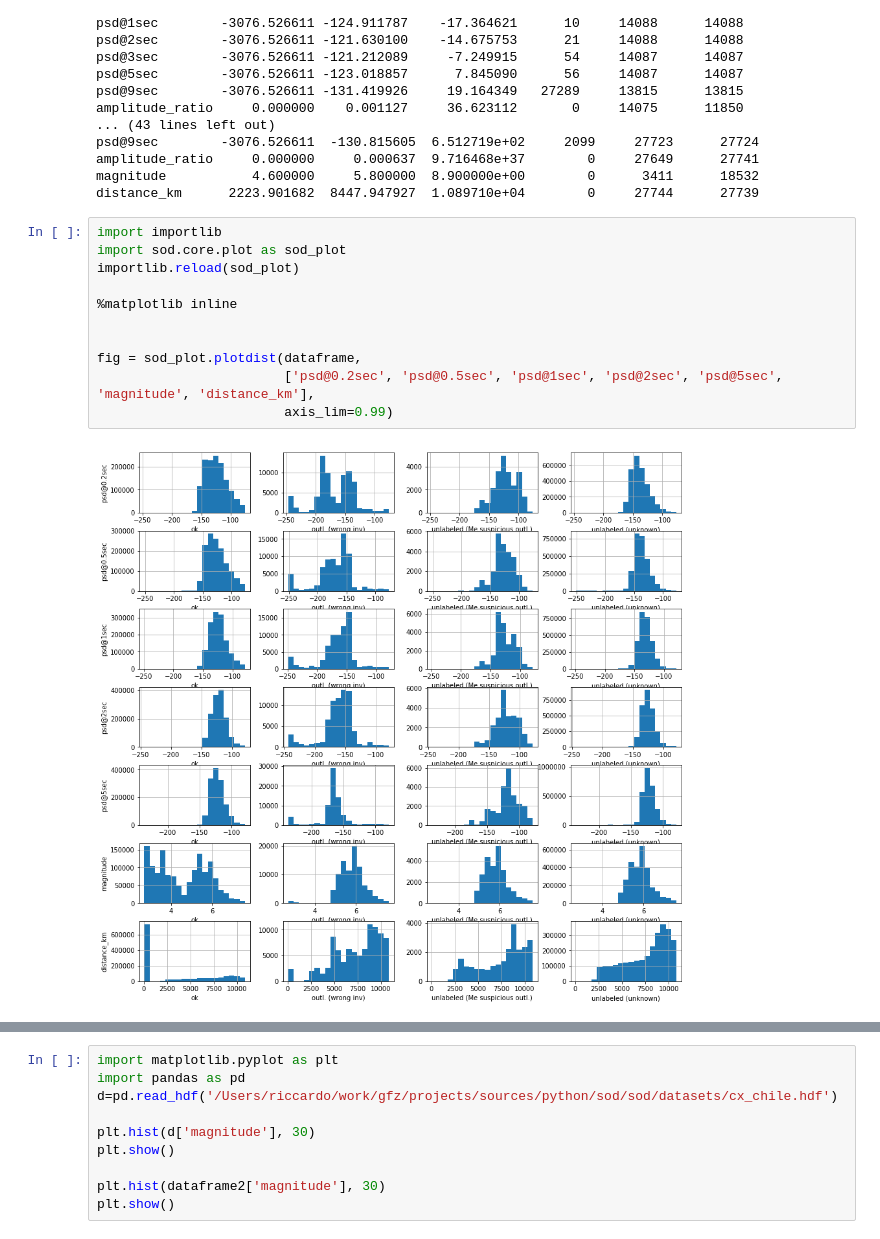
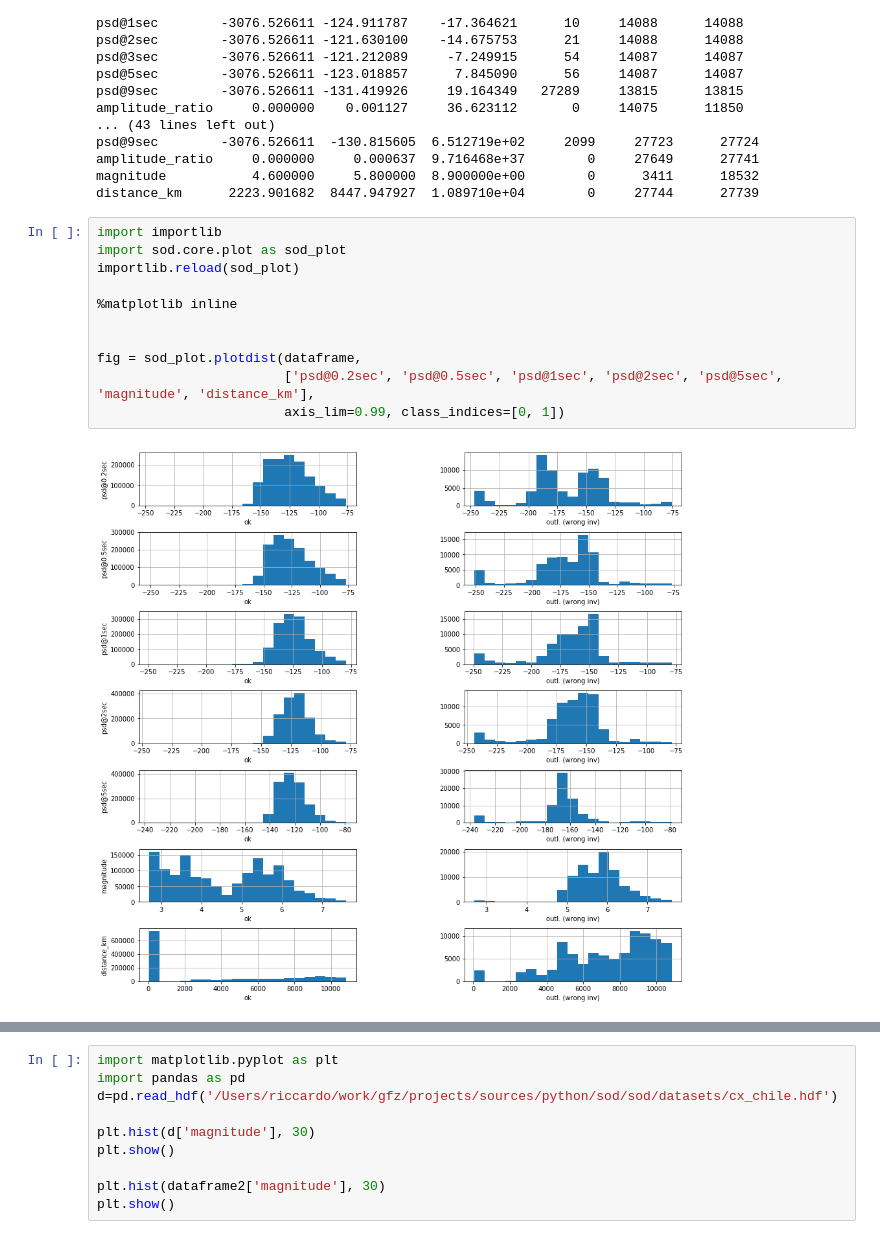
Before and after one commit to rizac/sod, a Jupyter notebook: sod/jupyter/Inspect.dataset.allset_train.distributions.ipynb, the cells around one changed output, grey strips where cells are left out. Drawn from its saved outputs; the diff is of its cells as text.

```diff
--- a/sod/jupyter/Inspect.dataset.allset_train.distributions.ipynb
+++ b/sod/jupyter/Inspect.dataset.allset_train.distributions.ipynb
@@ -46,14 +46,14 @@ distance_km      2223.901682  8447.947927  1.089710e+04        0     27744
 # %%
 import importlib
 import sod.core.plot as sod_plot
 importlib.reload(sod_plot)
 
 %matplotlib inline
 
 
 fig = sod_plot.plotdist(dataframe,
                         ['psd@0.2sec', 'psd@0.5sec', 'psd@1sec', 'psd@2sec', 'psd@5sec', 'magnitude', 'distance_km'],
-                        axis_lim=0.99)
+                        axis_lim=0.99, class_indices=[0, 1])
 # %% [output]
-[figure, old version]
+[figure, new version]
 # %%
```
Also changed, not shown: parts of 1 cell of this notebook, 2 other files.
